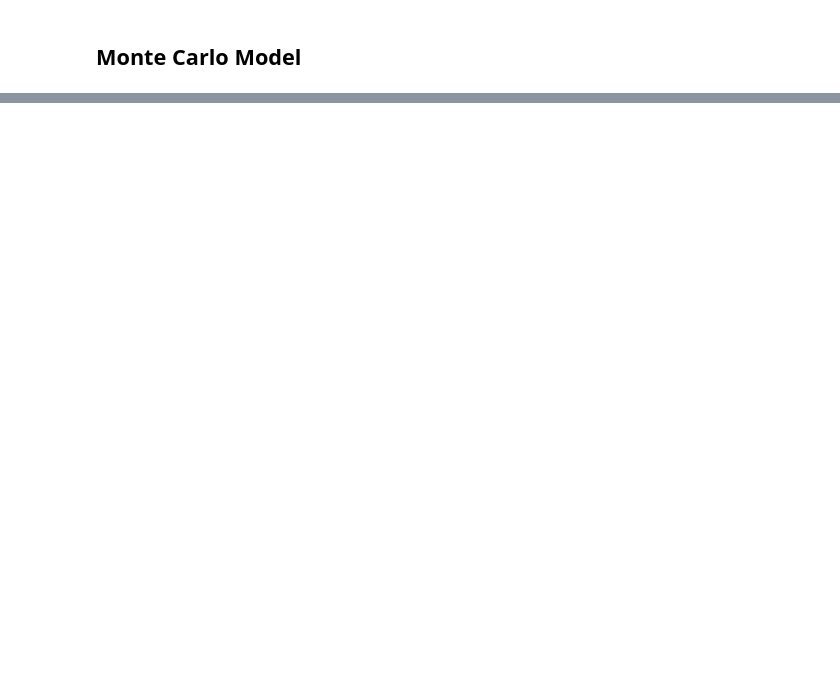
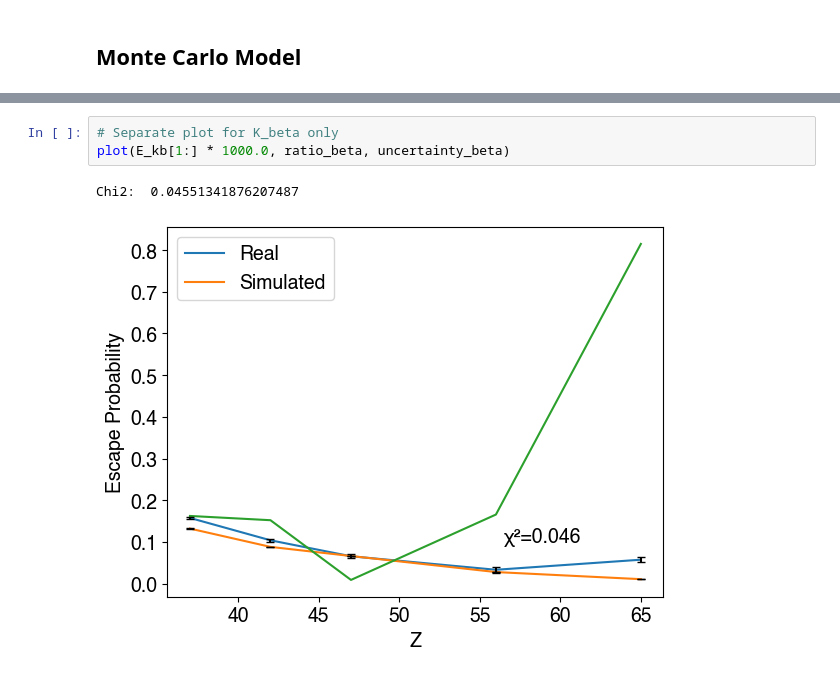
Before and after one commit to sestinj/jlab, a Jupyter notebook: nate/xray/xray2.ipynb, the cells around one changed output, grey strips where cells are left out. Cells and saved outputs as stored; diff of their text form; blank space fills up the shorter version.

```diff
--- a/nate/xray/xray2.ipynb
+++ b/nate/xray/xray2.ipynb
@@ -256,0 +314,6 @@ plt.show()
+# %%
+# Separate plot for K_beta only
+plot(E_kb[1:] * 1000.0, ratio_beta, uncertainty_beta)
+# %% [output]
+Chi2:  0.04551341876207487
+[figure, added]
```
Also changed, not shown: parts of 7 cells of this notebook, 3 other files.
